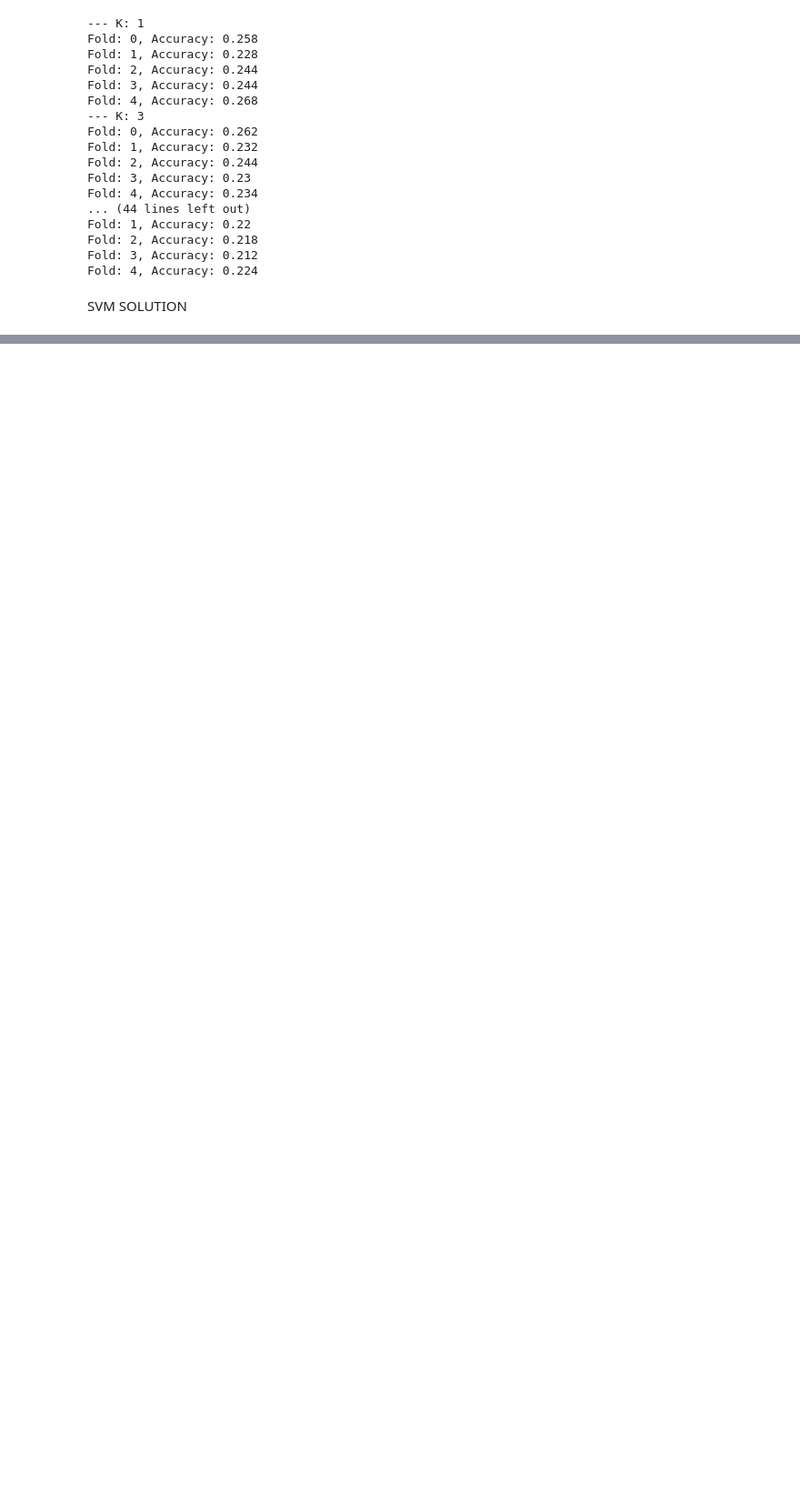
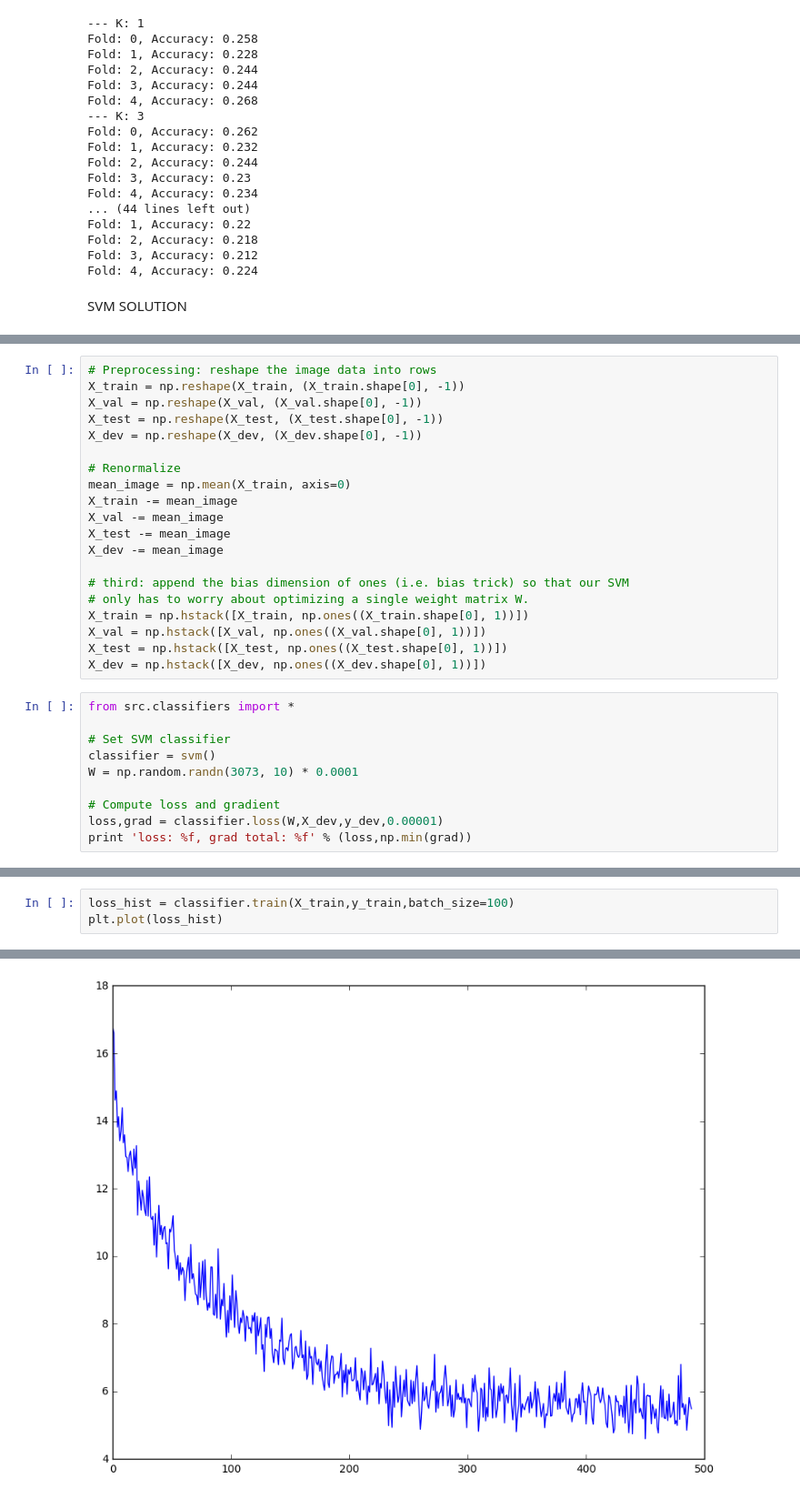
Before and after one commit to jtutmaher/cs231n, a Jupyter notebook: ps1/ps1_solutions.ipynb, the cells around one changed output, grey strips where cells are left out. Shown at 91% size. Drawn from its saved outputs; the diff is of its cells as text; blank space fills up the shorter version.

```diff
--- a/ps1/ps1_solutions.ipynb
+++ b/ps1/ps1_solutions.ipynb
@@ -111,0 +167,30 @@ SVM SOLUTION
+# %%
+# Preprocessing: reshape the image data into rows
+X_train = np.reshape(X_train, (X_train.shape[0], -1))
+X_val = np.reshape(X_val, (X_val.shape[0], -1))
+X_test = np.reshape(X_test, (X_test.shape[0], -1))
+X_dev = np.reshape(X_dev, (X_dev.shape[0], -1))
+
+# Renormalize
+mean_image = np.mean(X_train, axis=0)
+X_train -= mean_image
+X_val -= mean_image
+X_test -= mean_image
+X_dev -= mean_image
+
+# third: append the bias dimension of ones (i.e. bias trick) so that our SVM
+# only has to worry about optimizing a single weight matrix W.
+X_train = np.hstack([X_train, np.ones((X_train.shape[0], 1))])
+X_val = np.hstack([X_val, np.ones((X_val.shape[0], 1))])
+X_test = np.hstack([X_test, np.ones((X_test.shape[0], 1))])
+X_dev = np.hstack([X_dev, np.ones((X_dev.shape[0], 1))])
+# %%
+from src.classifiers import *
+
+# Set SVM classifier
+classifier = svm()
+W = np.random.randn(3073, 10) * 0.0001
+
+# Compute loss and gradient
+loss,grad = classifier.loss(W,X_dev,y_dev,0.00001)
+print 'loss: %f, grad total: %f' % (loss,np.min(grad))
@@ -111,0 +238,4 @@ SVM SOLUTION
+# %%
+loss_hist = classifier.train(X_train,y_train,batch_size=100)
+plt.plot(loss_hist)
+# %% [output]
@@ -111,0 +243 @@ SVM SOLUTION
+[figure, added]
```
Also changed, not shown: parts of 6 cells of this notebook, 5 other files.
